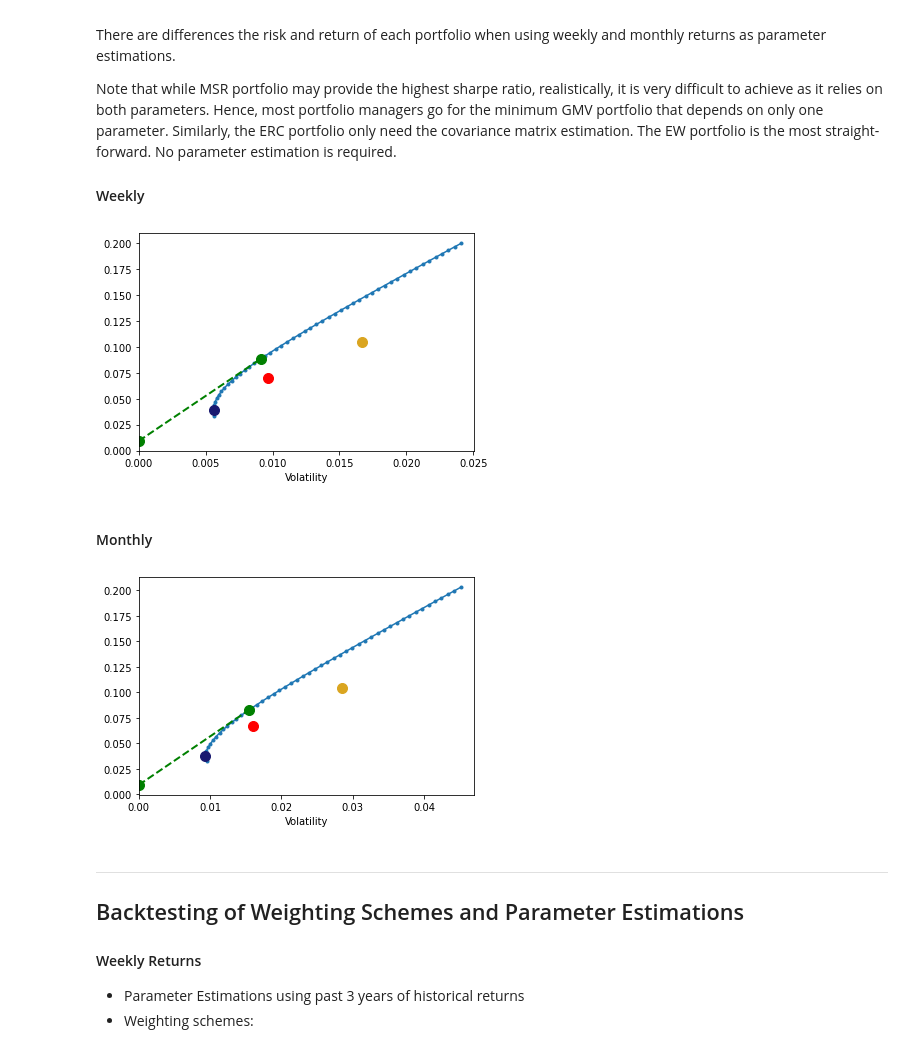
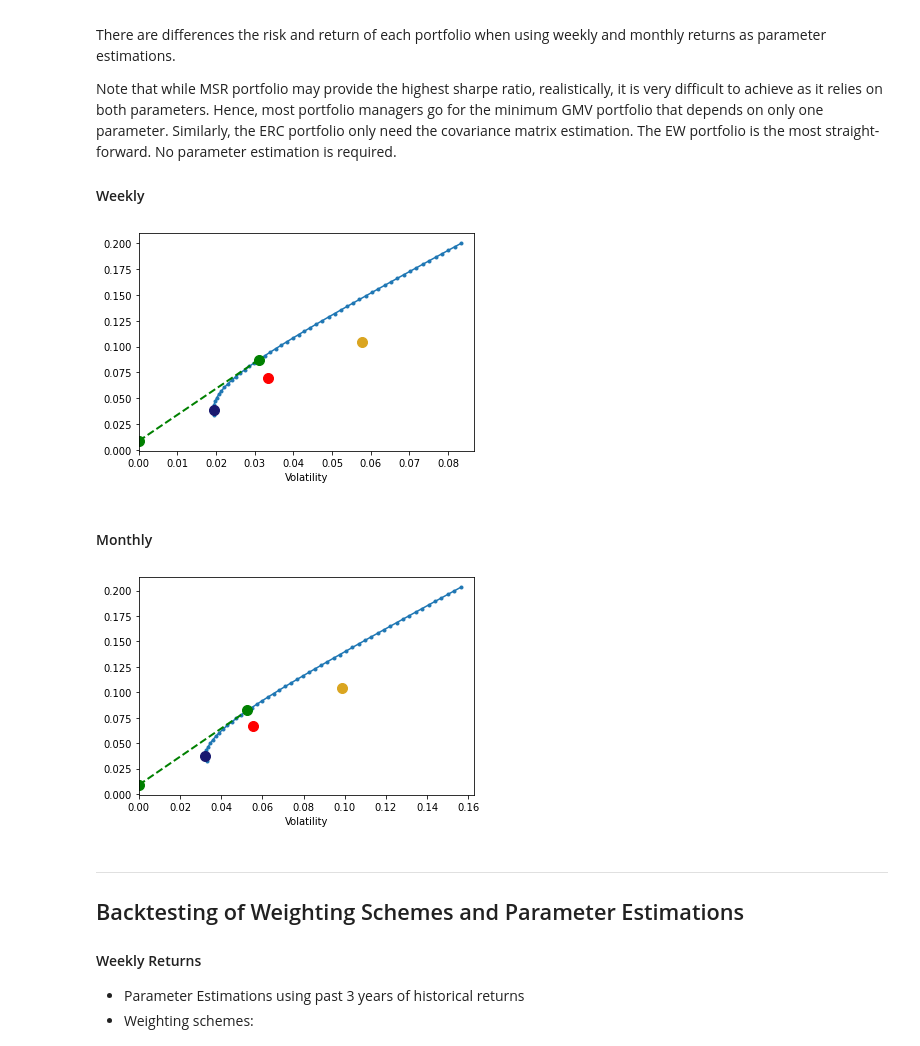
Before and after one commit to edgetrader/asset-allocation-weighting-schemes, a Jupyter notebook: notebook/asset-allocation-parameter-estimation.ipynb, the cells around one changed output. Drawn from its saved outputs; the diff is of its cells as text; code cells hidden in the pictures.

```diff
--- a/notebook/asset-allocation-parameter-estimation.ipynb
+++ b/notebook/asset-allocation-parameter-estimation.ipynb
@@ -213,14 +213,14 @@ Note that while MSR portfolio may provide the highest sharpe ratio, realisticall
 # %%
 rfr_period = rfr_weekly
 rets_period = rets_weekly
 PERIODS_PER_YEAR=52
 
 er = erk.annualize_rets(rets_period, periods_per_year=PERIODS_PER_YEAR)
-cov = rets_period.cov()
+cov = rets_period.cov()*12
 erk.plot_ef(50, er, cov, riskfree_rate = rfr_period[-1], show_cml=True, show_ew=True, show_gmv=True, show_erc=True)
 plt.show()
 # %% [output]
-[figure, old version]
+[figure, new version]
 # %% [markdown]
 #### Monthly
 # %%
@@ -229,11 +229,11 @@ rets_period = rets_monthly
 PERIODS_PER_YEAR=12
 
 er = erk.annualize_rets(rets_period, periods_per_year=PERIODS_PER_YEAR)
-cov = rets_period.cov()
+cov = rets_period.cov()*12
 erk.plot_ef(50, er, cov, riskfree_rate = rfr_period[-1], show_cml=True, show_ew=True, show_gmv=True, show_erc=True)
 plt.show()
 # %% [output]
-[figure, old version]
+[figure, new version]
 # %% [markdown]
 ----
 ## Backtesting of Weighting Schemes and Parameter Estimations
```
Also changed, not shown: parts of 3 cells of this notebook, 12 other files.
